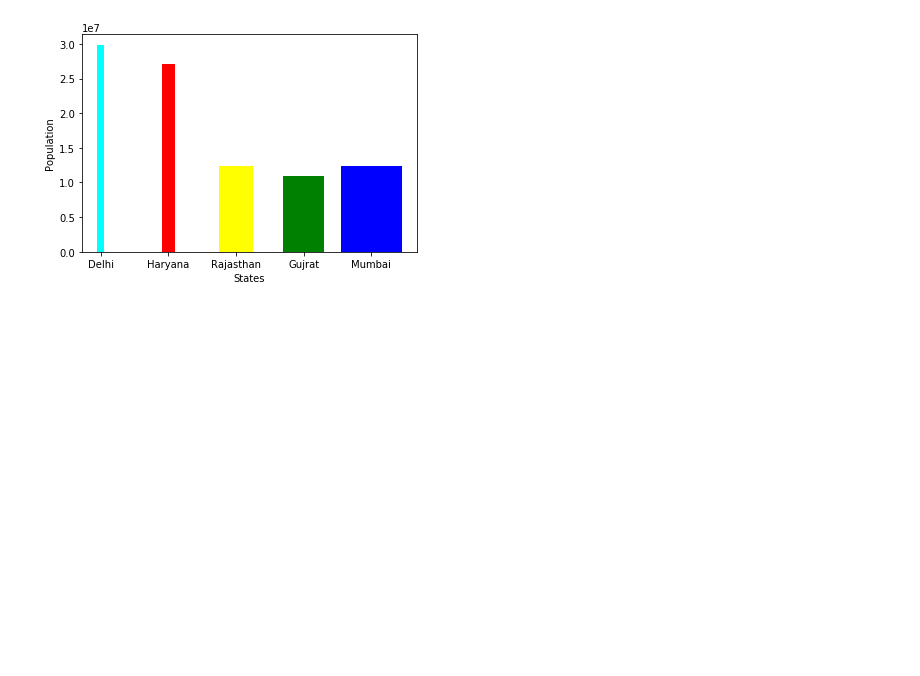
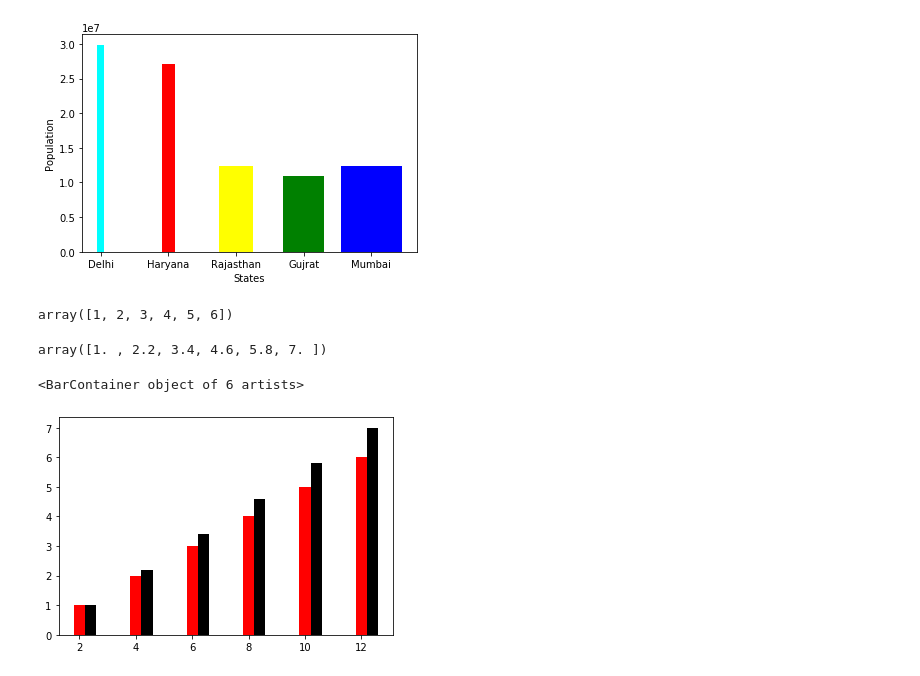
Before and after one commit to Sahil4UI/PythonJuneRegular12, a Jupyter notebook: Graph.ipynb, the cells around one changed output. Cells and saved outputs as stored; diff of their text form; code cells hidden in the pictures; blank space fills up the shorter version.

```diff
--- a/Graph.ipynb
+++ b/Graph.ipynb
@@ -276,3 +276,22 @@ plt.ylabel('Population')
 # %% [output]
 Text(0, 0.5, 'Population')
 [figure]
+# %%
+a = np.array([1,2,3,4,5,6])
+b=np.linspace(1,7,6)
+# %%
+a
+# %% [output]
+array([1, 2, 3, 4, 5, 6])
+# %%
+b
+# %% [output]
+array([1. , 2.2, 3.4, 4.6, 5.8, 7. ])
+# %%
+x = np.array([2,4,6,8,10,12])
+# %%
+plt.bar(x,a,color='red',width=0.4)
+plt.bar(x+0.4,b,color="k",width=0.4)
+# %% [output]
+<BarContainer object of 6 artists>
+[figure, added]
```
Also changed, not shown: parts of 7 cells of this notebook.
